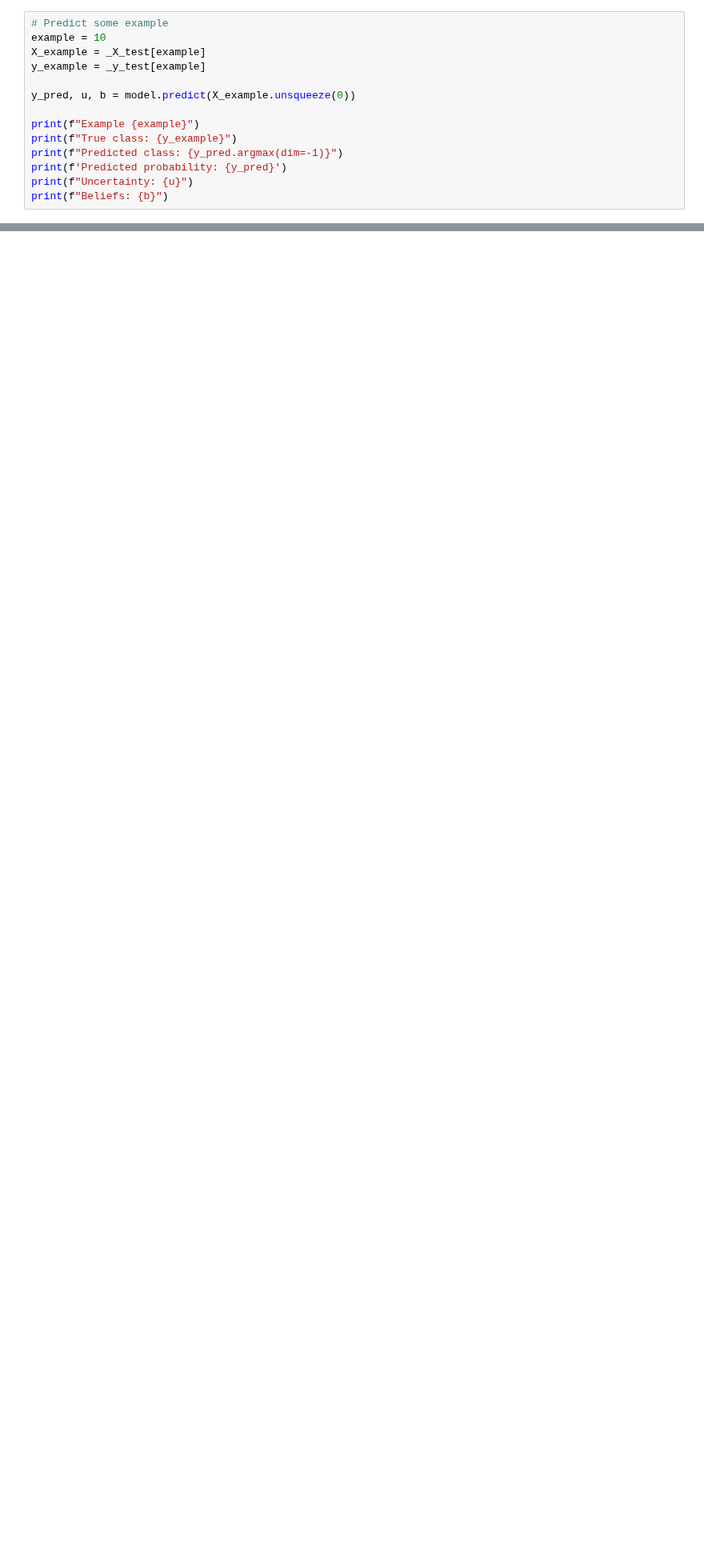
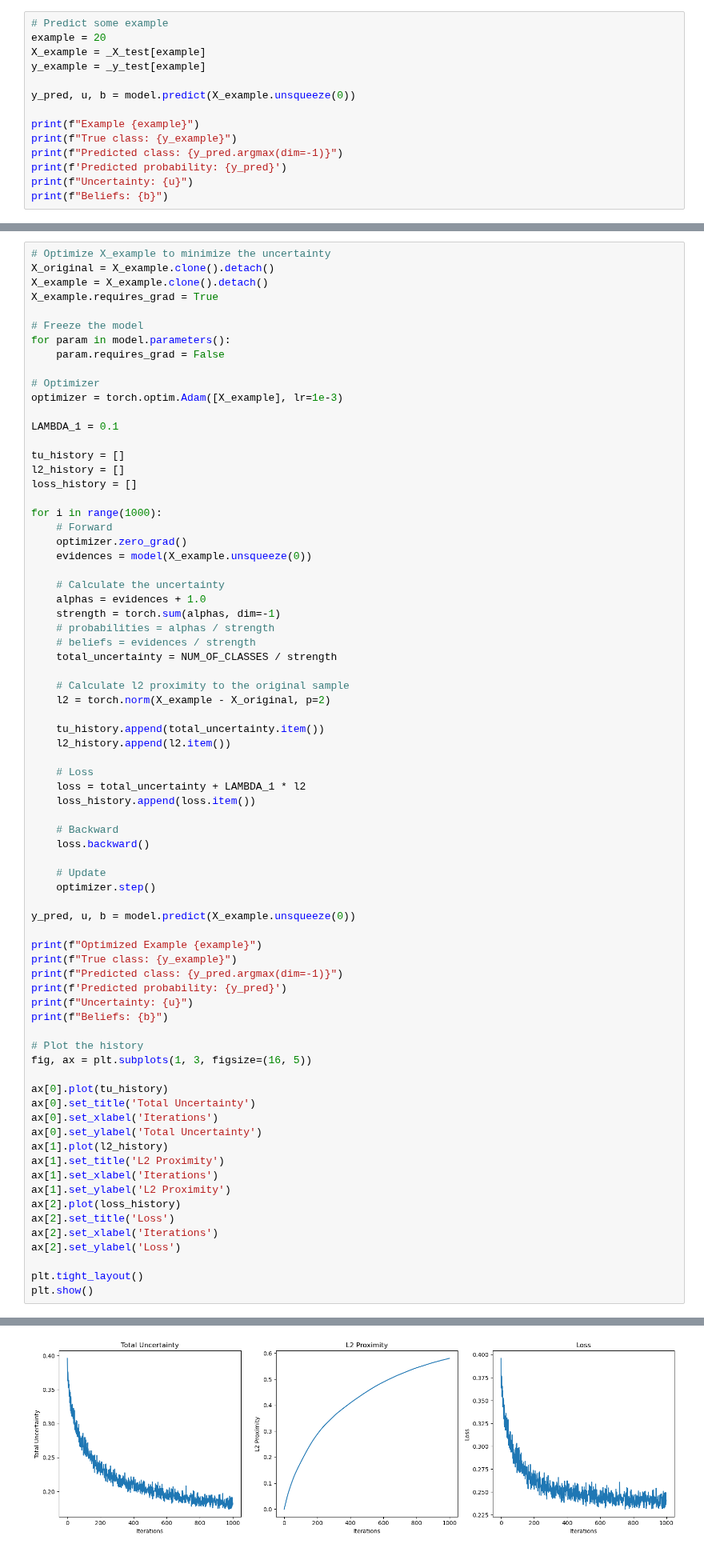
Before and after one commit to istepka/betarce, a Jupyter notebook: src/uncertain_analysys.ipynb, the cells around one changed output, grey strips where cells are left out. Shown at 80% size. Drawn from its saved outputs; the diff is of its cells as text; blank space fills up the shorter version.

Commit message:
Add optimization

```diff
--- a/src/uncertain_analysys.ipynb
+++ b/src/uncertain_analysys.ipynb
@@ -338,7 +338,7 @@ interpolate_samples()
 [figure]
 # %%
 # Predict some example
-example = 10
+example = 20
 X_example = _X_test[example]
 y_example = _y_test[example]
 
@@ -359,0 +360,75 @@ Beliefs: tensor([[0.7063, 0.0000]])
+# %%
+# Optimize X_example to minimize the uncertainty
+X_original = X_example.clone().detach()
+X_example = X_example.clone().detach()
+X_example.requires_grad = True
+
+# Freeze the model
+for param in model.parameters():
+    param.requires_grad = False
+
+# Optimizer
+optimizer = torch.optim.Adam([X_example], lr=1e-3)
+
+LAMBDA_1 = 0.1
+
+tu_history = []
+l2_history = []
+loss_history = []
+
+for i in range(1000):
+    # Forward
+    optimizer.zero_grad()
+    evidences = model(X_example.unsqueeze(0))
+
+    # Calculate the uncertainty
+    alphas = evidences + 1.0
+    strength = torch.sum(alphas, dim=-1)
+    # probabilities = alphas / strength
+    # beliefs = evidences / strength
+    total_uncertainty = NUM_OF_CLASSES / strength
+
+    # Calculate l2 proximity to the original sample
+    l2 = torch.norm(X_example - X_original, p=2)
+
+    tu_history.append(total_uncertainty.item())
+    l2_history.append(l2.item())
+
+    # Loss
+    loss = total_uncertainty + LAMBDA_1 * l2
+    loss_history.append(loss.item())
+
+    # Backward
+    loss.backward()
+
+    # Update
+    optimizer.step()
+
+y_pred, u, b = model.predict(X_example.unsqueeze(0))
+
+print(f"Optimized Example {example}")
+print(f"True class: {y_example}")
+print(f"Predicted class: {y_pred.argmax(dim=-1)}")
+print(f'Predicted probability: {y_pred}')
+print(f"Uncertainty: {u}")
+print(f"Beliefs: {b}")
+
+# Plot the history
+fig, ax = plt.subplots(1, 3, figsize=(16, 5))
+
+ax[0].plot(tu_history)
+ax[0].set_title('Total Uncertainty')
+ax[0].set_xlabel('Iterations')
+ax[0].set_ylabel('Total Uncertainty')
+ax[1].plot(l2_history)
+ax[1].set_title('L2 Proximity')
+ax[1].set_xlabel('Iterations')
+ax[1].set_ylabel('L2 Proximity')
+ax[2].plot(loss_history)
+ax[2].set_title('Loss')
+ax[2].set_xlabel('Iterations')
+ax[2].set_ylabel('Loss')
+
+plt.tight_layout()
+plt.show()
+# %% [output]
@@ -359,0 +441 @@ Beliefs: tensor([[0.7063, 0.0000]])
+[figure, added]
```
Also changed, not shown: parts of 2 cells of this notebook.
